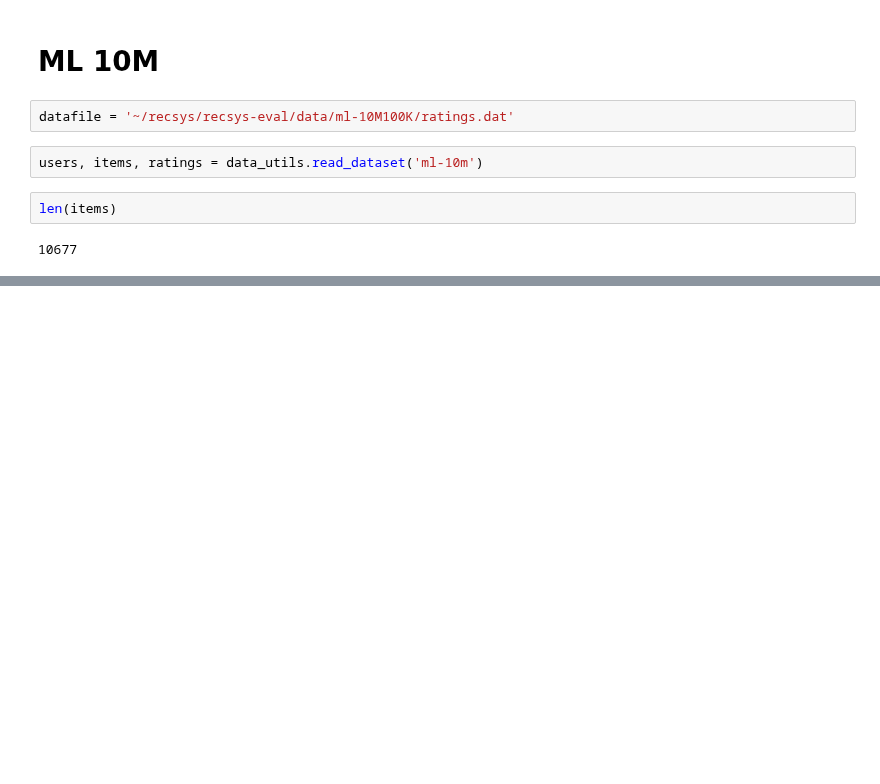
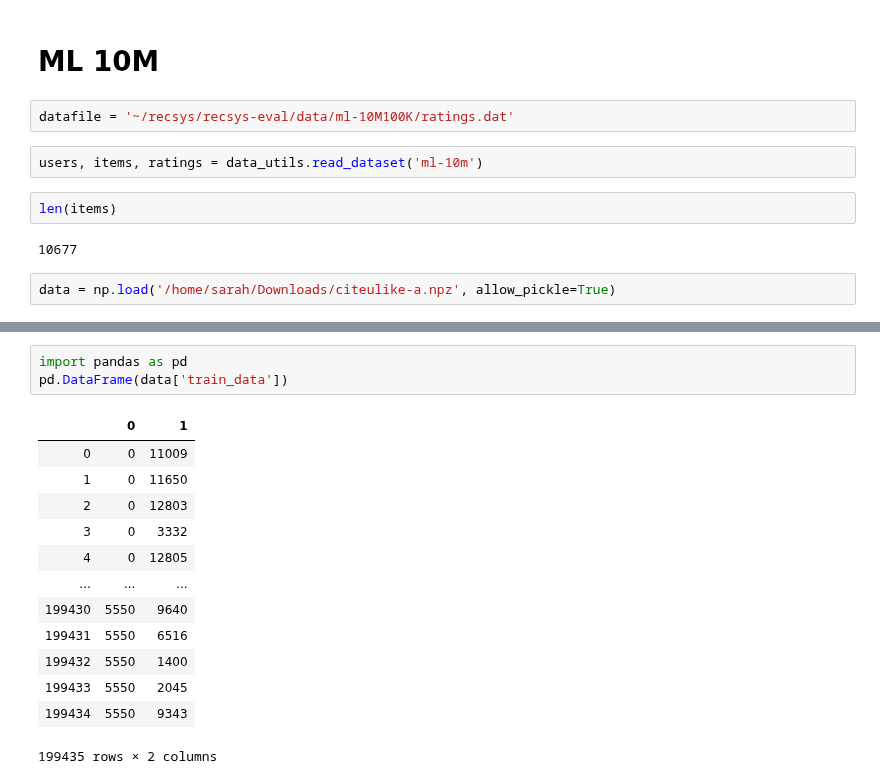
Before and after one commit to berkeley-reclab/RecLab, a Jupyter notebook: experiments/Tuning Dataset Models.ipynb, the cells around one changed output, grey strips where cells are left out. Drawn from its saved outputs; the diff is of its cells as text; blank space fills up the shorter version.

```diff
--- a/experiments/Tuning Dataset Models.ipynb
+++ b/experiments/Tuning Dataset Models.ipynb
@@ -100,3 +100,5 @@ users, items, ratings = data_utils.read_dataset('ml-10m')
 len(items)
 # %% [output]
 10677
+# %%
+data = np.load('/home/sarah/Downloads/citeulike-a.npz', allow_pickle=True)
@@ -102,0 +127,17 @@ len(items)
+# %%
+import pandas as pd
+pd.DataFrame(data['train_data'])
+# %% [output]
+|  | 0 | 1 |
+| 0 | 0 | 11009 |
+| 1 | 0 | 11650 |
+| 2 | 0 | 12803 |
+| 3 | 0 | 3332 |
+| 4 | 0 | 12805 |
+| ... | ... | ... |
+| 199430 | 5550 | 9640 |
+| 199431 | 5550 | 6516 |
+| 199432 | 5550 | 1400 |
+| 199433 | 5550 | 2045 |
+| 199434 | 5550 | 9343 |
+199435 rows × 2 columns
```
Also changed, not shown: parts of 4 cells of this notebook, 1 other file.
